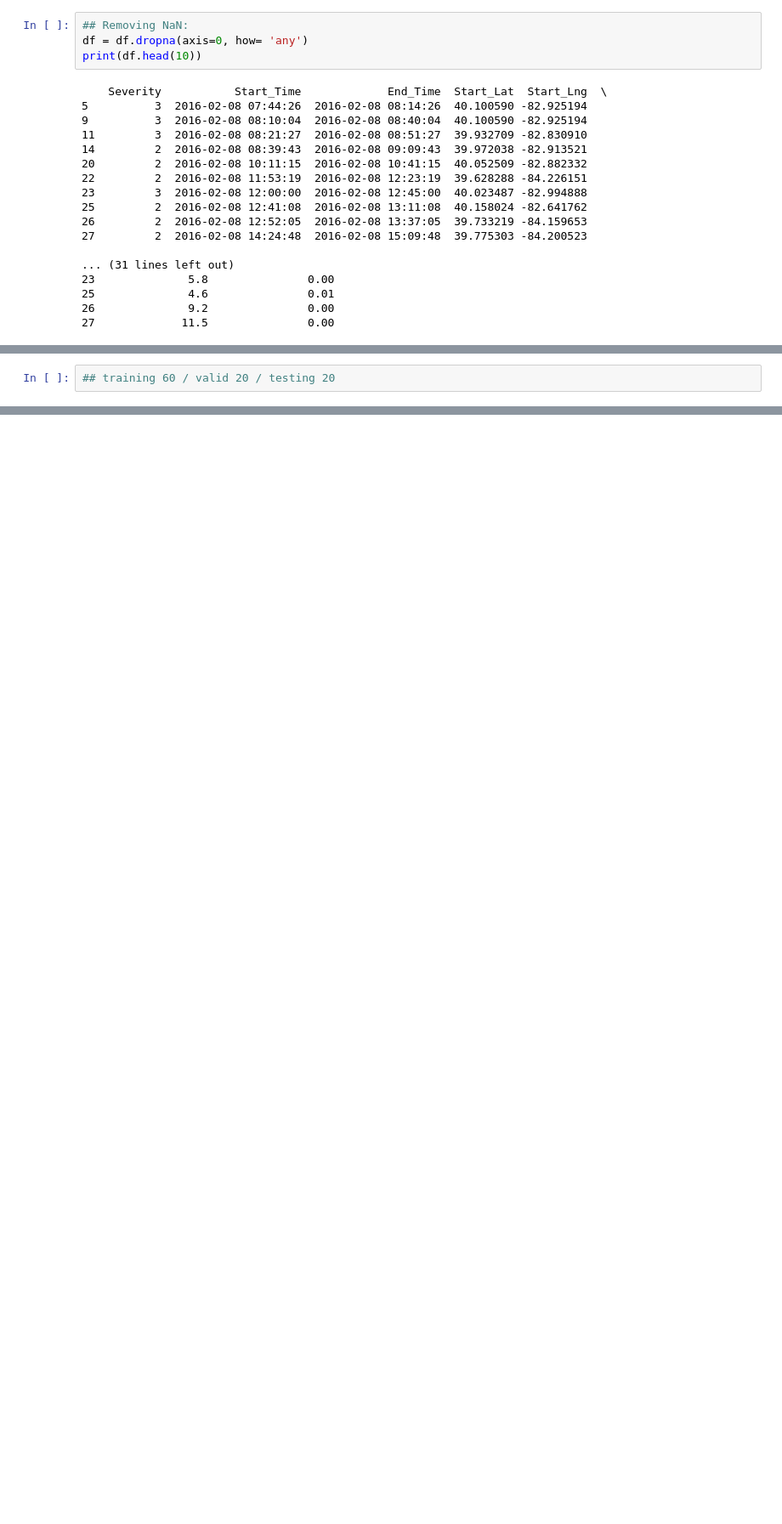
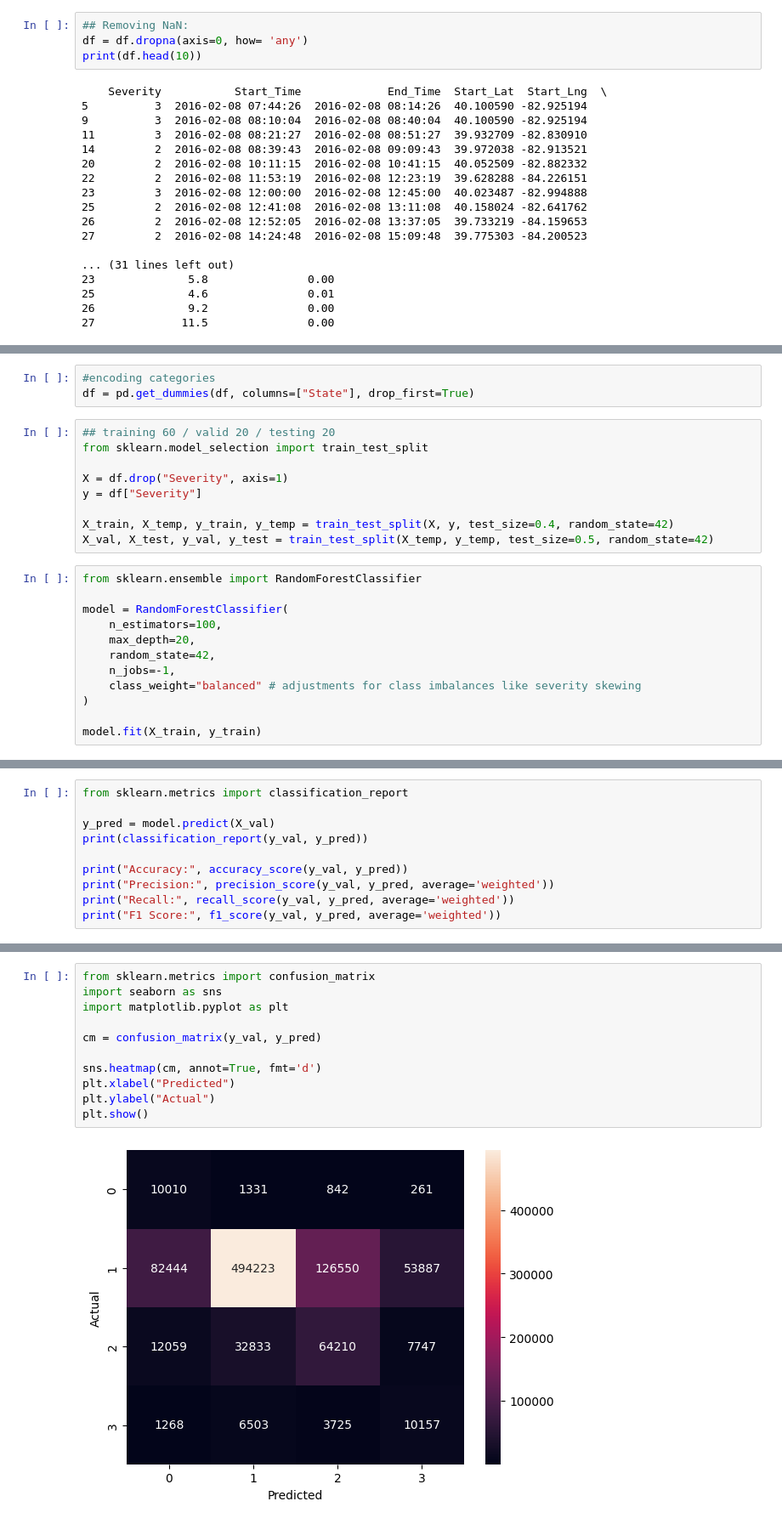
Before and after one commit to tschmuckley/US-Accidents-ML-Model, a Jupyter notebook: US Accidents ML Model.ipynb, the cells around one changed output, grey strips where cells are left out. Shown at 85% size. Drawn from its saved outputs; the diff is of its cells as text; blank space fills up the shorter version.

```diff
--- a/US Accidents ML Model.ipynb
+++ b/US Accidents ML Model.ipynb
@@ -133,2 +192,24 @@ dtype: object
+# %%
+#encoding categories
+df = pd.get_dummies(df, columns=["State"], drop_first=True)
 # %%
 ## training 60 / valid 20 / testing 20
+from sklearn.model_selection import train_test_split
+
+X = df.drop("Severity", axis=1)
+y = df["Severity"]
+
+X_train, X_temp, y_train, y_temp = train_test_split(X, y, test_size=0.4, random_state=42)
+X_val, X_test, y_val, y_test = train_test_split(X_temp, y_temp, test_size=0.5, random_state=42)
+# %%
+from sklearn.ensemble import RandomForestClassifier
+
+model = RandomForestClassifier(
+    n_estimators=100,
+    max_depth=20,
+    random_state=42,
+    n_jobs=-1,
+    class_weight="balanced" # adjustments for class imbalances like severity skewing
+)
+
+model.fit(X_train, y_train)
@@ -134,0 +219,10 @@ dtype: object
+# %%
+from sklearn.metrics import classification_report
+
+y_pred = model.predict(X_val)
+print(classification_report(y_val, y_pred))
+
+print("Accuracy:", accuracy_score(y_val, y_pred))
+print("Precision:", precision_score(y_val, y_pred, average='weighted'))
+print("Recall:", recall_score(y_val, y_pred, average='weighted'))
+print("F1 Score:", f1_score(y_val, y_pred, average='weighted'))
@@ -136,0 +277,13 @@ dtype: object
+# %%
+from sklearn.metrics import confusion_matrix
+import seaborn as sns
+import matplotlib.pyplot as plt
+
+cm = confusion_matrix(y_val, y_pred)
+
+sns.heatmap(cm, annot=True, fmt='d')
+plt.xlabel("Predicted")
+plt.ylabel("Actual")
+plt.show()
+# %% [output]
+[figure, added]
```
Also changed, not shown: parts of 16 cells of this notebook.
